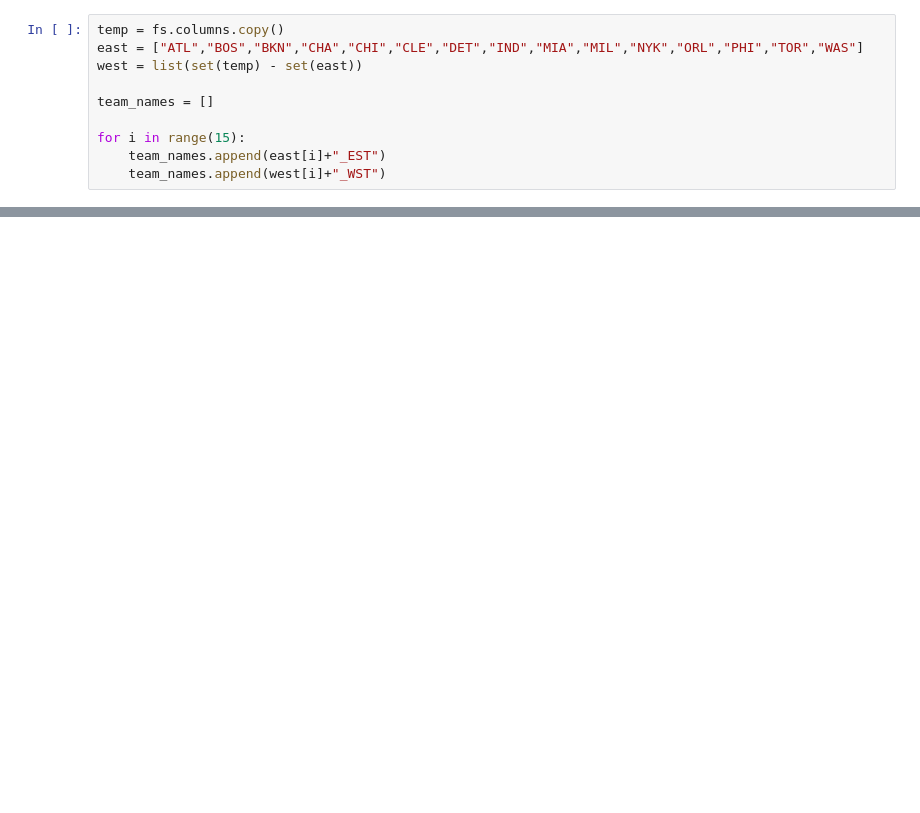
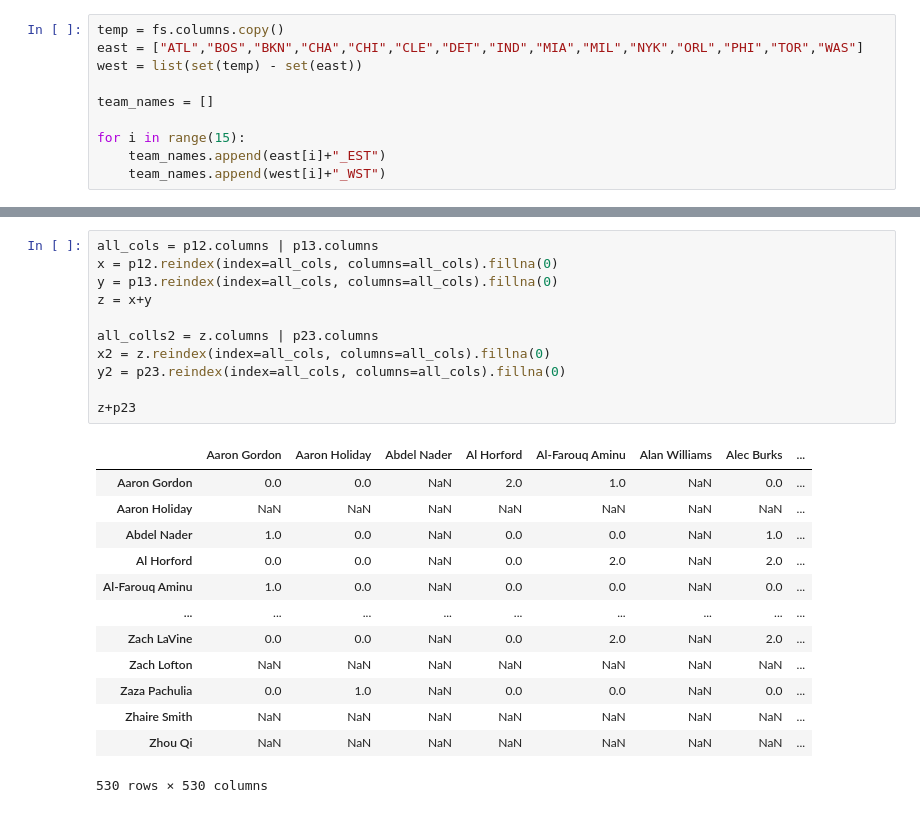
Before and after one commit to emirsglm/MAT388E-Data-Science-HW, a Jupyter notebook: HW3.ipynb, the cells around one changed output, grey strips where cells are left out. Cells and saved outputs as stored; diff of their text form; blank space fills up the shorter version.

```diff
--- a/HW3.ipynb
+++ b/HW3.ipynb
@@ -235,0 +189,25 @@ sorry i didnt get the question
+# %%
+all_cols = p12.columns | p13.columns
+x = p12.reindex(index=all_cols, columns=all_cols).fillna(0)
+y = p13.reindex(index=all_cols, columns=all_cols).fillna(0)
+z = x+y
+
+all_colls2 = z.columns | p23.columns
+x2 = z.reindex(index=all_cols, columns=all_cols).fillna(0)
+y2 = p23.reindex(index=all_cols, columns=all_cols).fillna(0)
+
+z+p23
+# %% [output]
+|  | Aaron Gordon | Aaron Holiday | Abdel Nader | Al Horford | Al-Farouq Aminu | Alan Williams | Alec Burks | ... |
+| Aaron Gordon | 0.0 | 0.0 | NaN | 2.0 | 1.0 | NaN | 0.0 | ... |
+| Aaron Holiday | NaN | NaN | NaN | NaN | NaN | NaN | NaN | ... |
+| Abdel Nader | 1.0 | 0.0 | NaN | 0.0 | 0.0 | NaN | 1.0 | ... |
+| Al Horford | 0.0 | 0.0 | NaN | 0.0 | 2.0 | NaN | 2.0 | ... |
+| Al-Farouq Aminu | 1.0 | 0.0 | NaN | 0.0 | 0.0 | NaN | 0.0 | ... |
+| ... | ... | ... | ... | ... | ... | ... | ... | ... |
+| Zach LaVine | 0.0 | 0.0 | NaN | 0.0 | 2.0 | NaN | 2.0 | ... |
+| Zach Lofton | NaN | NaN | NaN | NaN | NaN | NaN | NaN | ... |
+| Zaza Pachulia | 0.0 | 1.0 | NaN | 0.0 | 0.0 | NaN | 0.0 | ... |
+| Zhaire Smith | NaN | NaN | NaN | NaN | NaN | NaN | NaN | ... |
+| Zhou Qi | NaN | NaN | NaN | NaN | NaN | NaN | NaN | ... |
+530 rows × 530 columns
```
Also changed, not shown: parts of 12 cells of this notebook.
